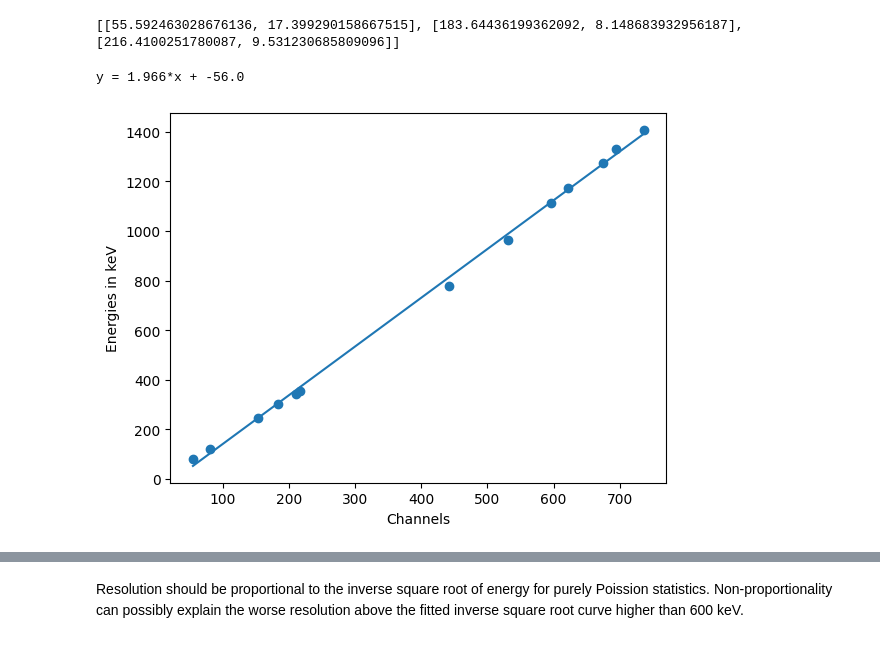
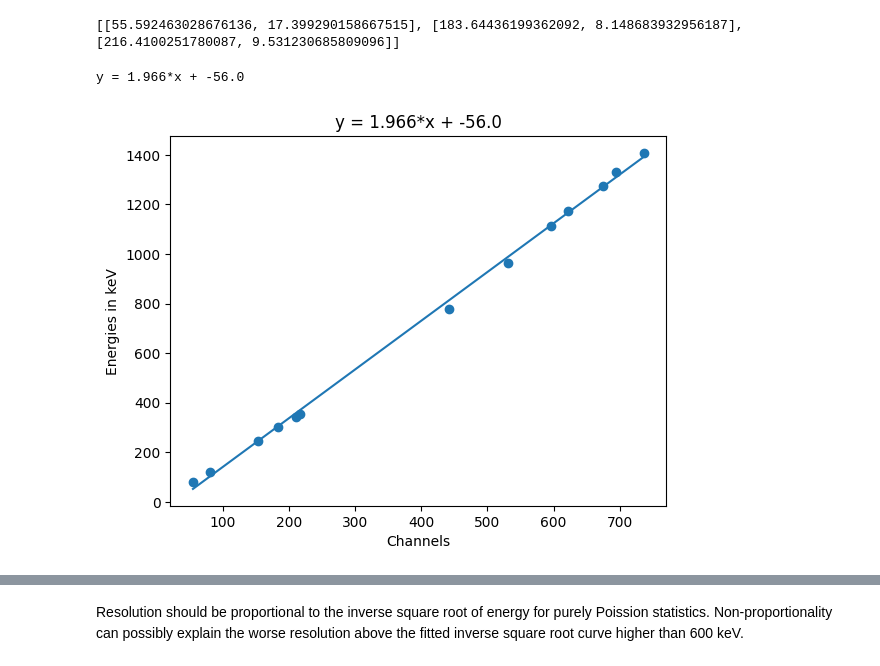
Before and after one commit to UCB-NE-204-2022/Devin_Thatcher_NE204, a Jupyter notebook: Lab2/Jupyter/NE204Lab2.ipynb, the cells around one changed output, grey strips where cells are left out. Cells and saved outputs as stored; diff of their text form; code cells hidden in the pictures.

```diff
--- a/Lab2/Jupyter/NE204Lab2.ipynb
+++ b/Lab2/Jupyter/NE204Lab2.ipynb
@@ -179,10 +208,10 @@ events = 200000
 beforepulse = 970
 peakdistance = 10
 prominencefactor = 10
-risetime = 400
+risetime = 330
 spectra = CreateSpectra(filelocation, events, beforepulse, risetime)
 print(np.max(spectra))
-hist, bins = np.histogram(spectra, bins = 2000, range = (0, 400000))
+hist, bins = np.histogram(spectra, bins = 1000, range = (0,200000))
 plt.plot(range(np.size(hist)), hist, label="risetime =" + str(risetime))
 Xranges, coefficients, numberofpeaks, FWHMs = PeakInfo(hist, peakdistance, prominencefactor)
 for i in range(numberofpeaks):
@@ -190,6 +219,8 @@ for i in range(numberofpeaks):
     print("Centroid is at: " + str(coefficients[i][1])[:5])
     print("FWHM is: " + str(2.35*coefficients[i][2])[:5])
     print("% Resolution = " + str(100*2.35*coefficients[i][2]/coefficients[i][1])[:5])
+plt.xlabel("Bins")
+plt.ylabel("Counts")
 plt.legend(loc='upper right')
 plt.show()
 # %% [output]
@@ -416,11 +474,11 @@ FWHM is: 67.46
 # %%
 filelocation = r"C:\Users\devth\Documents\NE204Offline\Inorganic\NaI_Cs137_4cm_30.h5"
-risetimefast = 80
+risetimefast = 100
 risetimeslow = 320
 
 spectra, rejectedpulses = CreateSpectra_reject(filelocation, events, beforepulse, risetimefast, risetimeslow)
-hist, bins = np.histogram(spectra, bins = 2000, range = (0, 200000))
-plt.plot(range(np.size(hist)), hist, label="risetimeslow =" + str(risetimeslow))
+hist, bins = np.histogram(spectra, bins = 1000, range = (0, 200000))
+plt.plot(range(np.size(hist)), hist, label="with pileup rejection")
 Xranges, coefficients, numberofpeaks, FWHMs = PeakInfo(hist, peakdistance, prominencefactor)
 for i in range(numberofpeaks):
     #plt.plot(Xranges[i], Gaussian(Xranges[i], *coefficients[i]), label="peak " + str(i+1))
@@ -433,8 +491,8 @@ print("Percent rejected = " + str(100*rejectedpulses/events) + "\n")
 risetime = 320
 
 spectra = CreateSpectra(filelocation, events, beforepulse, risetime)
-hist, bins = np.histogram(spectra, bins = 2000, range = (0, 200000))
-plt.plot(range(np.size(hist)), hist, label="risetime =" + str(risetime))
+hist, bins = np.histogram(spectra, bins = 1000, range = (0, 200000))
+plt.plot(range(np.size(hist)), hist, label="without pileup rejection")
 Xranges, coefficients, numberofpeaks, FWHMs = PeakInfo(hist, peakdistance, prominencefactor)
 for i in range(numberofpeaks):
     #plt.plot(Xranges[i], Gaussian(Xranges[i], *coefficients[i]), label="peak " + str(i+1))
@@ -442,6 +500,8 @@ for i in range(numberofpeaks):
     print("FWHM is: " + str(2.35*coefficients[i][2])[:5])
     print("% Resolution = " + str(100*2.35*coefficients[i][2]/coefficients[i][1])[:5] + "\n")
 
+plt.xlabel("Bins")
+plt.ylabel("Counts")
 plt.legend(loc='upper right')
 plt.show()
 # %% [output]
@@ -460,13 +520,13 @@ FWHM is: 63.17
 As we can see above, using the pile-up rejection function has the effect of making the photopeak higher, and removes the small peak at twice the photopeak energy. It rejects about 16% of pulses for summing between 900:1900, and 7% of pulses when summing between 900:1300. However, pile-up rejection does not seem to improve the resolution. Going to repeat this for 28 cm away.
 # %%
 filelocation = r"C:\Users\devth\Documents\NE204Offline\Inorganic\NaI_Cs137_28cm_30.h5"
-risetimefast = 80
+risetimefast = 100
 risetimeslow = 1000
 events = 200000
 
 spectra, rejectedpulses = CreateSpectra_reject(filelocation, events, beforepulse, risetimefast, risetimeslow)
-hist, bins = np.histogram(spectra, bins = 2000, range = (0, 200000))
-plt.plot(range(np.size(hist)), hist, label="risetimeslow =" + str(risetimeslow))
+hist, bins = np.histogram(spectra, bins = 1000, range = (0, 200000))
+plt.plot(range(np.size(hist)), hist, label="with pileup rejection")
 Xranges, coefficients, numberofpeaks, FWHMs = PeakInfo(hist, peakdistance, prominencefactor)
 for i in range(numberofpeaks):
     #plt.plot(Xranges[i], Gaussian(Xranges[i], *coefficients[i]), label="peak " + str(i+1))
@@ -479,8 +539,8 @@ print("Percent rejected = " + str(100*rejectedpulses/events) + "\n")
 risetime = 1000
 
 spectra = CreateSpectra(filelocation, events, beforepulse, risetime)
-hist, bins = np.histogram(spectra, bins = 2000, range = (0, 200000))
-plt.plot(range(np.size(hist)), hist, label="risetime =" + str(risetime))
+hist, bins = np.histogram(spectra, bins = 1000, range = (0, 200000))
+plt.plot(range(np.size(hist)), hist, label="without pileup rejection")
 Xranges, coefficients, numberofpeaks, FWHMs = PeakInfo(hist, peakdistance, prominencefactor)
 for i in range(numberofpeaks):
     #plt.plot(Xranges[i], Gaussian(Xranges[i], *coefficients[i]), label="peak " + str(i+1))
@@ -488,6 +548,8 @@ for i in range(numberofpeaks):
     print("FWHM is: " + str(2.35*coefficients[i][2])[:5])
     print("% Resolution = " + str(100*2.35*coefficients[i][2]/coefficients[i][1])[:5] + "\n")
 
+plt.xlabel("Bins")
+plt.ylabel("Counts")
 plt.legend(loc='upper right')
 plt.show()
 # %% [output]
@@ -505,11 +571,11 @@ FWHM is: 67.13
 # %%
 filelocation = r"C:\Users\devth\Documents\NE204Offline\Inorganic\NaI_Cs137_28cm_30.h5"
-risetimefast = 80
+risetimefast = 100
 risetimeslow = 320
 
 spectra, rejectedpulses = CreateSpectra_reject(filelocation, events, beforepulse, risetimefast, risetimeslow)
-hist, bins = np.histogram(spectra, bins = 2000, range = (0, 200000))
-plt.plot(range(np.size(hist)), hist, label="risetimeslow =" + str(risetimeslow))
+hist, bins = np.histogram(spectra, bins = 1000, range = (0, 200000))
+plt.plot(range(np.size(hist)), hist, label="with pileup rejection")
 Xranges, coefficients, numberofpeaks, FWHMs = PeakInfo(hist, peakdistance, prominencefactor)
 for i in range(numberofpeaks):
     #plt.plot(Xranges[i], Gaussian(Xranges[i], *coefficients[i]), label="peak " + str(i+1))
@@ -522,8 +588,8 @@ print("Percent rejected = " + str(100*rejectedpulses/events) + "\n")
 risetime = 320
 
 spectra = CreateSpectra(filelocation, events, beforepulse, risetime)
-hist, bins = np.histogram(spectra, bins = 2000, range = (0, 200000))
-plt.plot(range(np.size(hist)), hist, label="risetime =" + str(risetime))
+hist, bins = np.histogram(spectra, bins = 1000, range = (0, 200000))
+plt.plot(range(np.size(hist)), hist, label="without pileup rejection")
 Xranges, coefficients, numberofpeaks, FWHMs = PeakInfo(hist, peakdistance, prominencefactor)
 for i in range(numberofpeaks):
     #plt.plot(Xranges[i], Gaussian(Xranges[i], *coefficients[i]), label="peak " + str(i+1))
@@ -531,6 +597,8 @@ for i in range(numberofpeaks):
     print("FWHM is: " + str(2.35*coefficients[i][2])[:5])
     print("% Resolution = " + str(100*2.35*coefficients[i][2]/coefficients[i][1])[:5] + "\n")
 
+plt.xlabel("Bins")
+plt.ylabel("Counts")
 plt.legend(loc='upper right')
 plt.show()
 # %% [output]
@@ -708,15 +788,16 @@ energies.extend([81, 302, 356])
 # %%
 all_peaks = np.array(total_peakinfo)[:,0]
 plt.scatter(all_peaks, energies)
 popt, pcov = curve_fit(Linear, np.array(total_peakinfo)[:,0], energies)
 print("y = "+str(popt[0])[:5]+"*x + "+str(popt[1])[:5])
 x = np.linspace(int(np.min(all_peaks)), int(np.max(all_peaks)), int(np.max(all_peaks)-np.min(all_peaks)))
 vLinear = np.vectorize(Linear)
 all_energies = vLinear(all_peaks, *popt)
 plt.plot(x, Linear(x, *popt))
 plt.xlabel("Channels")
 plt.ylabel("Energies in keV")
+plt.title("y = "+str(popt[0])[:5]+"*x + "+str(popt[1])[:5])
 plt.show()
 # %% [output]
 y = 1.966*x + -56.0
-[figure, old version]
+[figure, new version]
```
Also changed, not shown: parts of 18 cells of this notebook.
